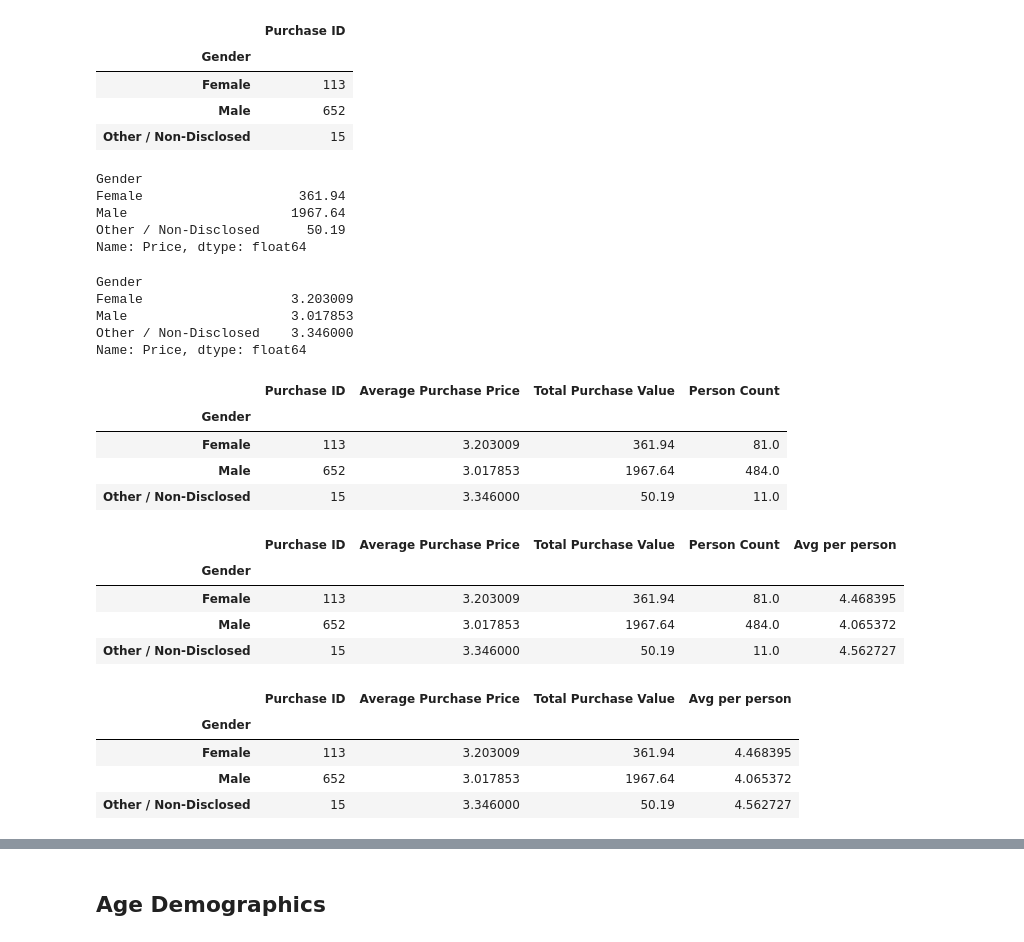
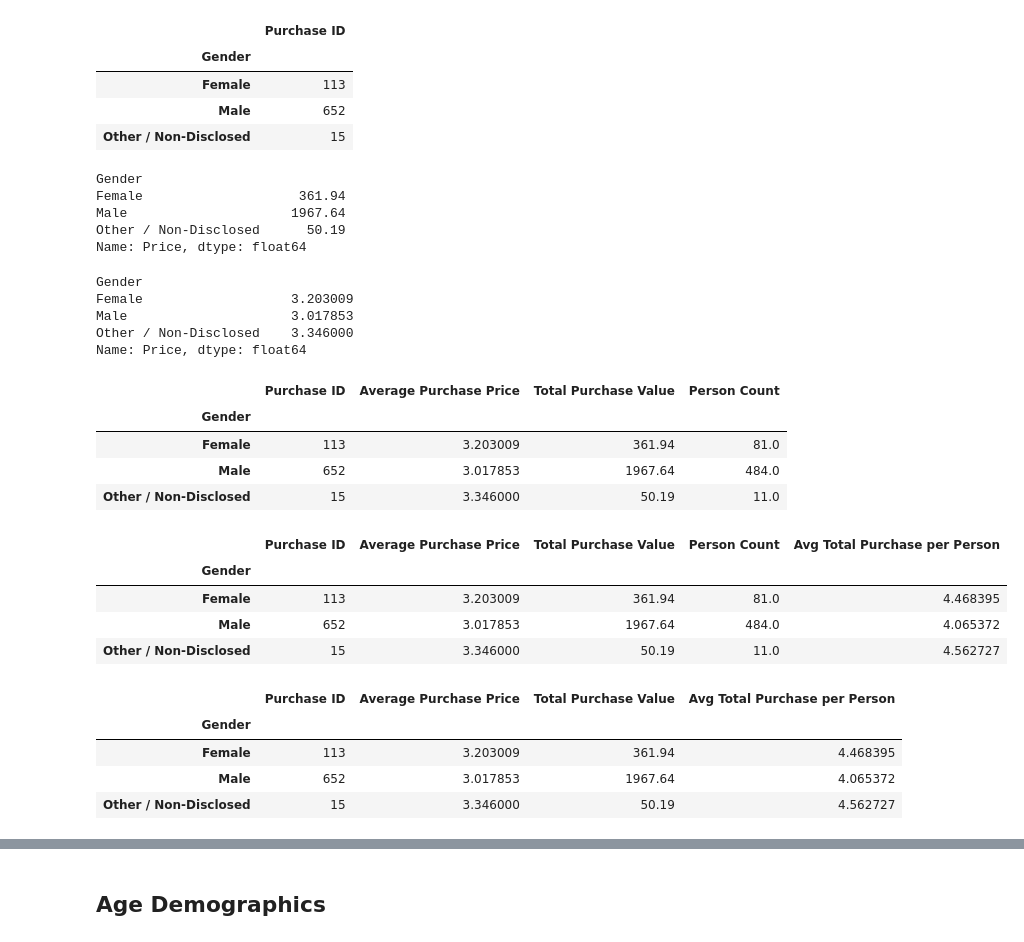
Before and after one commit to mpk9909g/pandas-challenge, a Jupyter notebook: HeroesOfPymoli/HeroesOfPymoli_starter.ipynb, the cells around one changed output, grey strips where cells are left out. Drawn from its saved outputs; the diff is of its cells as text; code cells hidden in the pictures.

```diff
--- a/HeroesOfPymoli/HeroesOfPymoli_starter.ipynb
+++ b/HeroesOfPymoli/HeroesOfPymoli_starter.ipynb
@@ -138,0 +88,4 @@ group_by_gender_distinct_df
+# %%
+#First I did a group by using gender and SN
+mf_distinct_1_df=purchase_data_df.groupby(['Gender','SN'])
+mf_distinct_1_df.count()
@@ -138,0 +107,4 @@ group_by_gender_distinct_df
+# %%
+#Next, I grouped that result by gender to get the "Distinct Count" by gender:
+mf_distinct_2_df = mf_distinct_1_df.count().groupby(['Gender'])
+mf_distinct_2_df.count()
@@ -138,0 +117,4 @@ group_by_gender_distinct_df
+# %%
+# Then I made a Total Count column only:
+mf_distinct_3_df=mf_distinct_2_df[["Purchase ID"]].count().rename(columns={"Purchase ID": "Total Count"})
+mf_distinct_3_df
@@ -138,0 +127,6 @@ group_by_gender_distinct_df
+# %%
+#Then I did the percentage calculation and added it to the dataframe, and sorted it, and formatted the Percentage:
+mf_distinct_3_df["Percentage of Players"]=mf_distinct_3_df["Total Count"]/mf_distinct_3_df["Total Count"].sum()
+group_by_gender_distinct_df = mf_distinct_3_df.sort_values(["Total Count"], ascending = False)
+group_by_gender_distinct_df["Percentage of Players"] = group_by_gender_distinct_df["Percentage of Players"].map("{:.2%}".format)
+group_by_gender_distinct_df
@@ -163,20 +164,22 @@ group_by_gender_df
 | Female | 113 |
 | Male | 652 |
 | Other / Non-Disclosed | 15 |
-# %%
-grouped_by_gender1_df['Price'].sum()
-# %% [output]
-Gender
-Female                    361.94
-Male                     1967.64
-Other / Non-Disclosed      50.19
-Name: Price, dtype: float64
-# %%
-grouped_by_gender1_df['Price'].mean()
-# %% [output]
-Gender
-Female                   3.203009
-Male                     3.017853
-Other / Non-Disclosed    3.346000
-Name: Price, dtype: float64
+# %%
+#checked sum for total cost
+grouped_by_gender1_df['Price'].sum()
+# %% [output]
+Gender
+Female                    361.94
+Male                     1967.64
+Other / Non-Disclosed      50.19
+Name: Price, dtype: float64
+# %%
+#checked average for price
+grouped_by_gender1_df['Price'].mean()
+# %% [output]
+Gender
+Female                   3.203009
+Male                     3.017853
+Other / Non-Disclosed    3.346000
+Name: Price, dtype: float64
 # %%
@@ -191,20 +195,22 @@ group_by_gender_df
 | Male | 652 | 3.017853 | 1967.64 | 484.0 |
 | Other / Non-Disclosed | 15 | 3.346000 | 50.19 | 11.0 |
 # %%
-group_by_gender_df["Avg per person"]=group_by_gender_df["Total Purchase Value"]/group_by_gender_df["Person Count"]
+#Calculated averge per person
+group_by_gender_df["Avg Total Purchase per Person"]=group_by_gender_df["Total Purchase Value"]/group_by_gender_df["Person Count"]
 
 group_by_gender_df
 # %% [output]
-|  | Purchase ID | Average Purchase Price | Total Purchase Value | Person Count | Avg per person |
+|  | Purchase ID | Average Purchase Price | Total Purchase Value | Person Count | Avg Total Purchase per Person |
 | Gender |  |  |  |  |  |
 | Female | 113 | 3.203009 | 361.94 | 81.0 | 4.468395 |
 | Male | 652 | 3.017853 | 1967.64 | 484.0 | 4.065372 |
 | Other / Non-Disclosed | 15 | 3.346000 | 50.19 | 11.0 | 4.562727 |
 # %%
-purchasing_analysis_gender_df=group_by_gender_df[["Purchase ID", "Average Purchase Price", "Total Purchase Value","Avg per person"]]
+#New dataframe without the person count colume.
+purchasing_analysis_gender_df=group_by_gender_df[["Purchase ID", "Average Purchase Price", "Total Purchase Value","Avg Total Purchase per Person"]]
 purchasing_analysis_gender_df
 # %% [output]
-|  | Purchase ID | Average Purchase Price | Total Purchase Value | Avg per person |
+|  | Purchase ID | Average Purchase Price | Total Purchase Value | Avg Total Purchase per Person |
 | Gender |  |  |  |  |
 | Female | 113 | 3.203009 | 361.94 | 4.468395 |
 | Male | 652 | 3.017853 | 1967.64 | 4.065372 |
```
Also changed, not shown: parts of 31 cells of this notebook.
